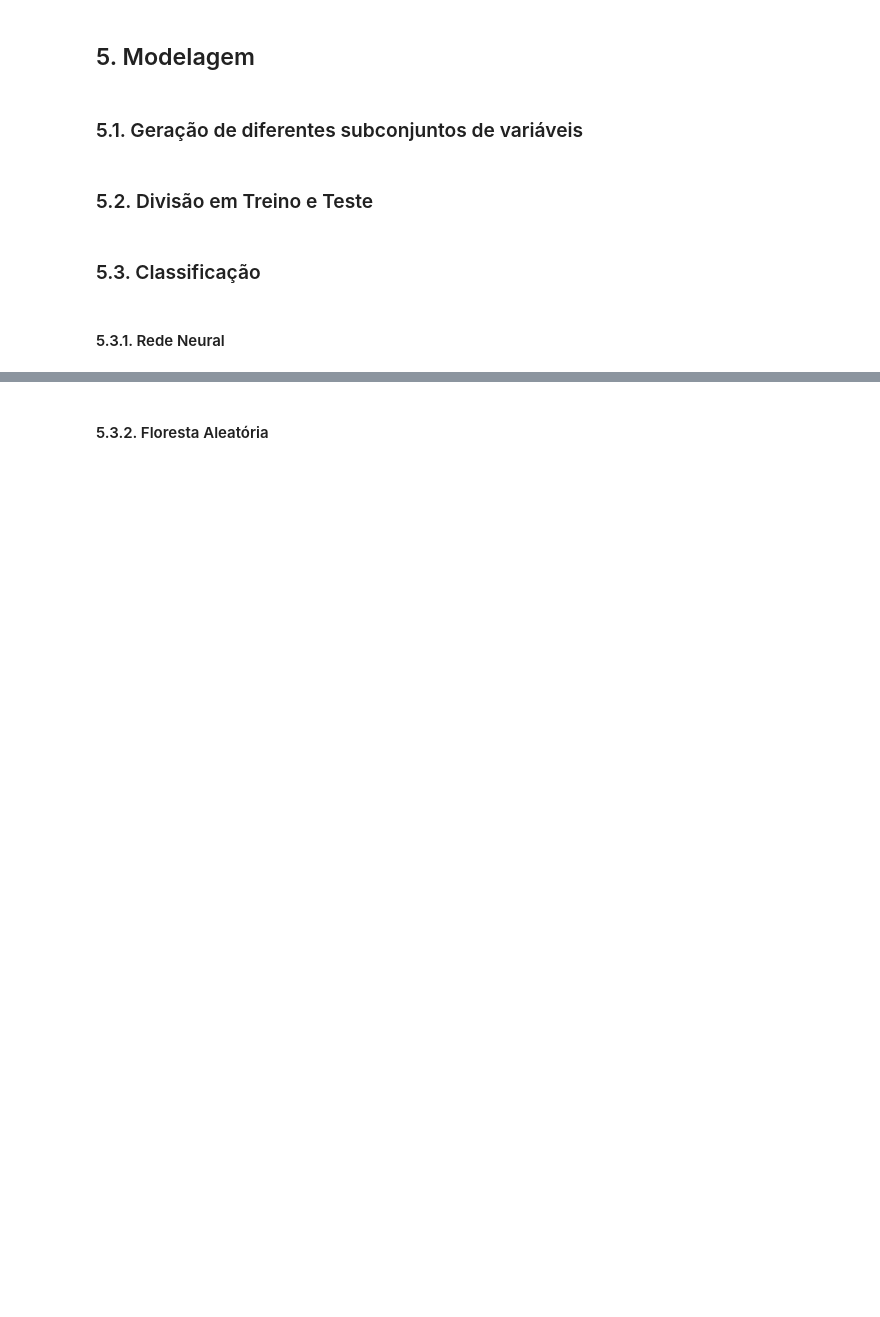
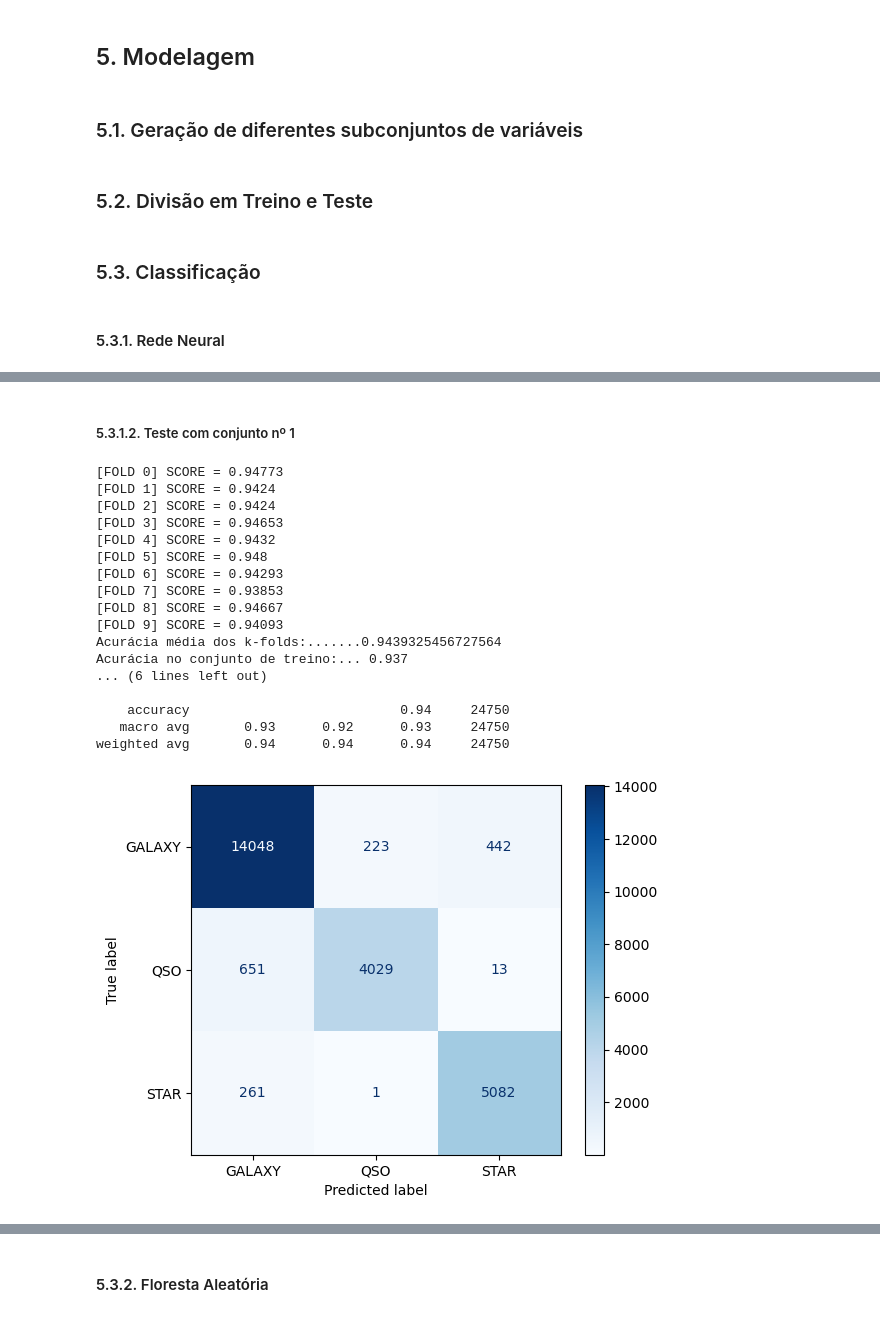
Before and after one commit to saulorcj/disciplina-aprendizado-maquina, a Jupyter notebook: stellar.ipynb, the cells around one changed output, grey strips where cells are left out. Cells and saved outputs as stored; diff of their text form; code cells hidden in the pictures; blank space fills up the shorter version.

```diff
--- a/stellar.ipynb
+++ b/stellar.ipynb
@@ -396,9 +348,10 @@ X_training_06 = get_prepared_data(X_training_06)
 # %%
-X_train_01, X_val_01, y_train_01, y_val_01 = train_test_split(X_training_01, y_training_01, random_state=seed, test_size=0.33, stratify=y_training_01)
-X_train_02, X_val_02, y_train_02, y_val_02 = train_test_split(X_training_02, y_training_02, random_state=seed, test_size=0.33, stratify=y_training_02)
-X_train_03, X_val_03, y_train_03, y_val_03 = train_test_split(X_training_03, y_training_03, random_state=seed, test_size=0.33, stratify=y_training_03)
-X_train_04, X_val_04, y_train_04, y_val_04 = train_test_split(X_training_04, y_training_04, random_state=seed, test_size=0.33, stratify=y_training_04)
-X_train_05, X_val_05, y_train_05, y_val_05 = train_test_split(X_training_05, y_training_05, random_state=seed, test_size=0.33, stratify=y_training_05)
-X_train_06, X_val_06, y_train_06, y_val_06 = train_test_split(X_training_06, y_training_06, random_state=seed, test_size=0.33, stratify=y_training_06)
+X_train_00, X_val_00, y_train, y_val = train_test_split(X_training_00, y_training, random_state=seed, test_size=0.33, stratify=y_training)
+X_train_01, X_val_01, y_train, y_val = train_test_split(X_training_01, y_training, random_state=seed, test_size=0.33, stratify=y_training)
+X_train_02, X_val_02, y_train, y_val = train_test_split(X_training_02, y_training, random_state=seed, test_size=0.33, stratify=y_training)
+X_train_03, X_val_03, y_train, y_val = train_test_split(X_training_03, y_training, random_state=seed, test_size=0.33, stratify=y_training)
+X_train_04, X_val_04, y_train, y_val = train_test_split(X_training_04, y_training, random_state=seed, test_size=0.33, stratify=y_training)
+X_train_05, X_val_05, y_train, y_val = train_test_split(X_training_05, y_training, random_state=seed, test_size=0.33, stratify=y_training)
+X_train_06, X_val_06, y_train, y_val = train_test_split(X_training_06, y_training, random_state=seed, test_size=0.33, stratify=y_training)
 # %% [markdown]
 ### 5.3. Classificação
@@ -426,20 +399,3 @@ def get_results_model(x_train, y_train, x_val, y_val, model, params):
     plt.show()
 # %% [markdown]
 #### 5.3.1. Rede Neural
-# %%
-parameters = {
-    'activation': ['relu'],
-    'hidden_layer_sizes': [(20, ), ]
-}
-
-mlp = MLPClassifier(random_state=seed)
-
-grid = GridSearchCV(mlp, parameters)
-
-grid.fit(X_train_01, y_train_01)
-
-params_tree = grid.best_params_
-
-params_tree['random_state'] = seed
-
-params_tree
@@ -519,0 +432,23 @@ weighted avg       0.97      0.97      0.97     33000
+# %% [markdown]
+##### 5.3.1.2. Teste com conjunto nº 1
+# %%
+get_results_model(X_train_01, y_train, X_val_01, y_val, MLPClassifier, parameters)
+# %% [output]
+[FOLD 0] SCORE = 0.94773
+[FOLD 1] SCORE = 0.9424
+[FOLD 2] SCORE = 0.9424
+[FOLD 3] SCORE = 0.94653
+[FOLD 4] SCORE = 0.9432
+[FOLD 5] SCORE = 0.948
+[FOLD 6] SCORE = 0.94293
+[FOLD 7] SCORE = 0.93853
+[FOLD 8] SCORE = 0.94667
+[FOLD 9] SCORE = 0.94093
+Acurácia média dos k-folds:.......0.9439325456727564
+Acurácia no conjunto de treino:... 0.937
+... (6 lines left out)
+
+    accuracy                           0.94     24750
+   macro avg       0.93      0.92      0.93     24750
+weighted avg       0.94      0.94      0.94     24750
+[figure, added]
```
Also changed, not shown: parts of 86 cells of this notebook.
